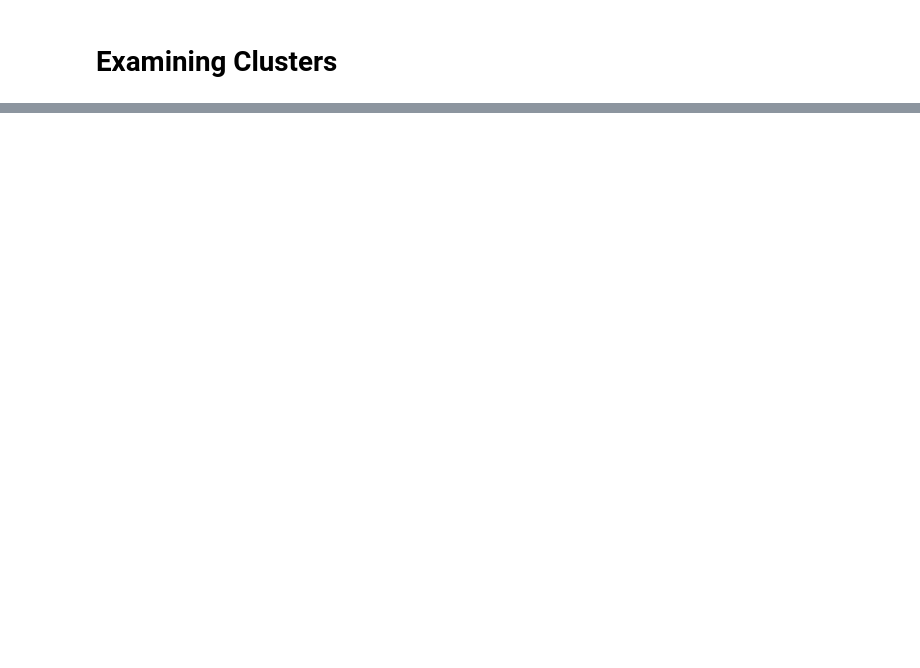
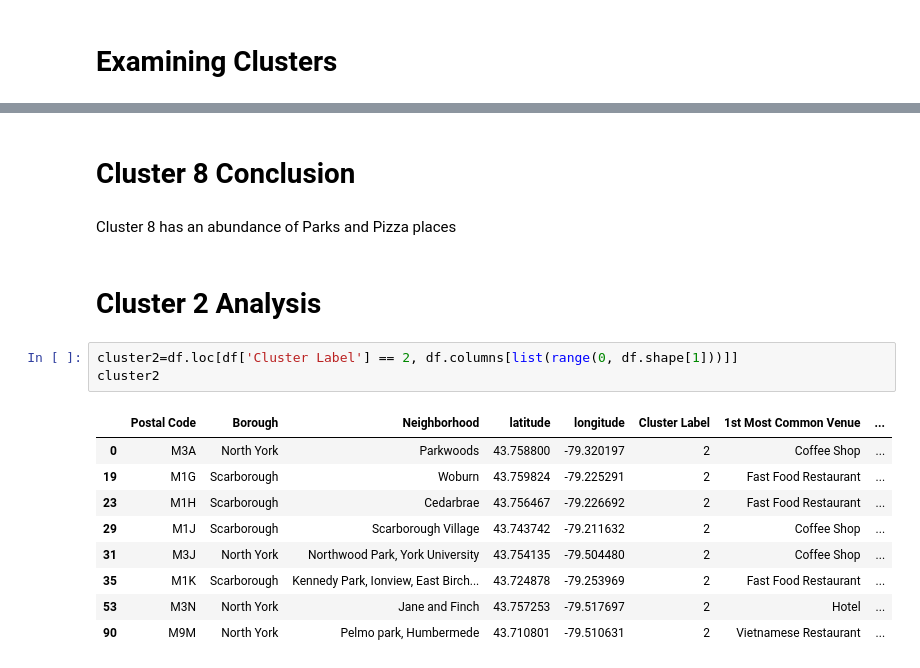
Before and after one commit to sha71000/Clustering-analysis-and-visualisation, a Jupyter notebook: Clustering and analysis.ipynb, the cells around one changed output, grey strips where cells are left out. Drawn from its saved outputs; the diff is of its cells as text; blank space fills up the shorter version.

```diff
--- a/Clustering and analysis.ipynb
+++ b/Clustering and analysis.ipynb
@@ -98,0 +219,19 @@ cluster1
+# %% [markdown]
+# Cluster 8 Conclusion
+# %% [markdown]
+Cluster 8 has an abundance of Parks and Pizza places
+# %% [markdown]
+# Cluster 2 Analysis
+# %%
+cluster2=df.loc[df['Cluster Label'] == 2, df.columns[list(range(0, df.shape[1]))]]
+cluster2
+# %% [output]
+|  | Postal Code | Borough | Neighborhood | latitude | longitude | Cluster Label | 1st Most Common Venue | ... |
+| 0 | M3A | North York | Parkwoods | 43.758800 | -79.320197 | 2 | Coffee Shop | ... |
+| 19 | M1G | Scarborough | Woburn | 43.759824 | -79.225291 | 2 | Fast Food Restaurant | ... |
+| 23 | M1H | Scarborough | Cedarbrae | 43.756467 | -79.226692 | 2 | Fast Food Restaurant | ... |
+| 29 | M1J | Scarborough | Scarborough Village | 43.743742 | -79.211632 | 2 | Coffee Shop | ... |
+| 31 | M3J | North York | Northwood Park, York University | 43.754135 | -79.504480 | 2 | Coffee Shop | ... |
+| 35 | M1K | Scarborough | Kennedy Park, Ionview, East Birch... | 43.724878 | -79.253969 | 2 | Fast Food Restaurant | ... |
+| 53 | M3N | North York | Jane and Finch | 43.757253 | -79.517697 | 2 | Hotel | ... |
+| 90 | M9M | North York | Pelmo park, Humbermede | 43.710801 | -79.510631 | 2 | Vietnamese Restaurant | ... |
```
Also changed, not shown: parts of 34 cells of this notebook, 1 other file.
